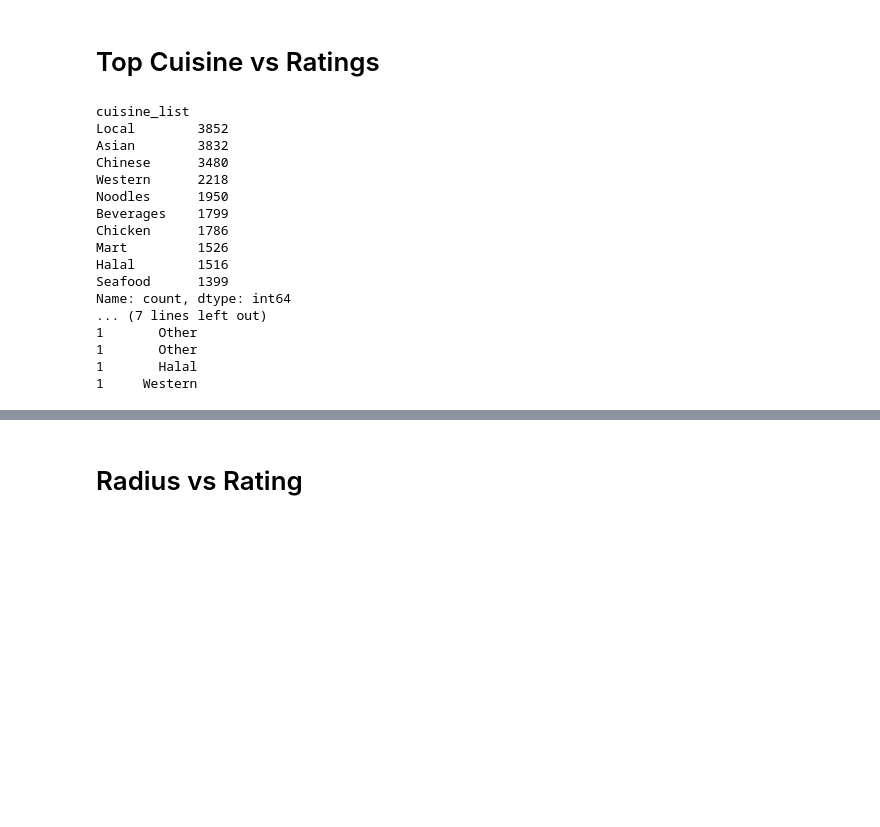
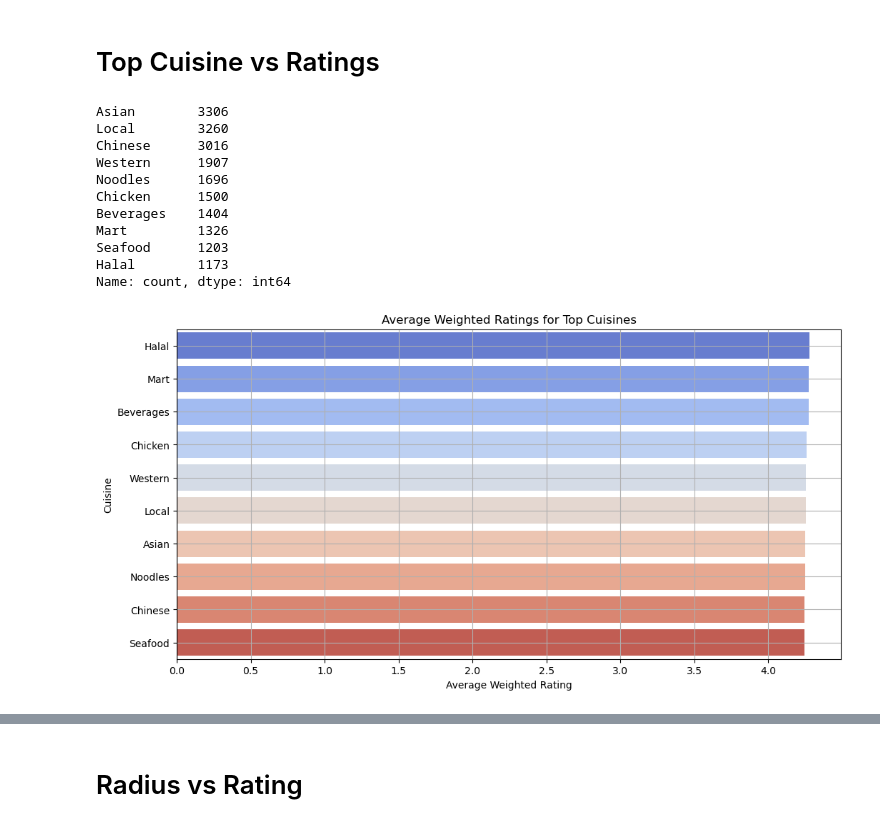
Before and after one commit to KCCHONG1997/ntu-grabsg-datasci-miniproject, a Jupyter notebook: Data Analysis.ipynb, the cells around one changed output, grey strips where cells are left out. Cells and saved outputs as stored; diff of their text form; code cells hidden in the pictures; blank space fills up the shorter version.

```diff
--- a/Data Analysis.ipynb
+++ b/Data Analysis.ipynb
@@ -329,43 +455,42 @@ The linear regression model using **Delivery Cost** as a predictor resulted in a
 # %% [markdown]
 # Top Cuisine vs Ratings
 # %%
-import ast  # For safely evaluating strings that contain Python literals
+# Handle NaN values by replacing them with empty lists and reattempt the conversion
+data_delivery_cleaned['cuisine_list'] = data_delivery_cleaned['cuisine'].fillna("[]").apply(ast.literal_eval)
 
-# Check if 'cuisine' needs cleaning and evaluate the structure
-resData['cuisine'].head()
+# Flatten the list of cuisines into a single list and calculate frequencies again
+all_cuisines = [cuisine for sublist in data_delivery_cleaned['cuisine_list'] for cuisine in sublist]
+cuisine_series = pd.Series(all_cuisines)
+top_cuisines = cuisine_series.value_counts().head(10)  # Get the top 10 cuisines by frequency
 
-# Assuming 'cuisine' contains string representations of lists, we'll convert these to actual lists
-resData['cuisine_list'] = resData['cuisine'].apply(lambda x: ast.literal_eval(x) if pd.notna(x) else x)
-
-# Explode the 'cuisine_list' into separate rows for each cuisine per restaurant, to better analyze the impact of each cuisine
-data_exploded = resData.explode('cuisine_list')
-
-# Check the top cuisines and their frequencies to decide how to encode them
-cuisine_counts = data_exploded['cuisine_list'].value_counts()
-print(cuisine_counts.head(10))
-
-# To limit the number of dummy variables, we might consider only the top N cuisines or group less frequent ones into an 'Other' category
-top_cuisines = cuisine_counts.nlargest(10).index.tolist()
-data_exploded['top_cuisine'] = data_exploded['cuisine_list'].apply(lambda x: x if x in top_cuisines else 'Other')
-
-# Verify the new column and prepare for encoding
-print(data_exploded[['top_cuisine']].head(10))
+top_cuisines
 # %% [output]
-cuisine_list
-Local        3852
-Asian        3832
-Chinese      3480
-Western      2218
-Noodles      1950
-Beverages    1799
-Chicken      1786
-Mart         1526
-Halal        1516
-Seafood      1399
+Asian        3306
+Local        3260
+Chinese      3016
+Western      1907
+Noodles      1696
+Chicken      1500
+Beverages    1404
+Mart         1326
+Seafood      1203
+Halal        1173
 Name: count, dtype: int64
-... (7 lines left out)
-1       Other
-1       Other
-1       Halal
-1     Western
+# %%
+# Create a mapping of cuisines to their respective weighted ratings
+cuisine_ratings = {cuisine: data_delivery_cleaned[data_delivery_cleaned['cuisine_list'].apply(lambda x: cuisine in x)]['weighted_rating'].mean() for cuisine in top_cuisines.index}
+
+# Convert to a DataFrame for easier plotting
+cuisine_ratings_df = pd.DataFrame(list(cuisine_ratings.items()), columns=['Cuisine', 'Average Weighted Rating']).sort_values(by='Average Weighted Rating', ascending=False)
+
+# Plot the average weighted ratings for each top cuisine
+plt.figure(figsize=(12, 6))
+sns.barplot(x='Average Weighted Rating', y='Cuisine', data=cuisine_ratings_df, palette='coolwarm')
+plt.title('Average Weighted Ratings for Top Cuisines')
+plt.xlabel('Average Weighted Rating')
+plt.ylabel('Cuisine')
+plt.grid(True)
+plt.show()
+# %% [output]
+[figure, added]
 # %%
```
Also changed, not shown: parts of 29 cells of this notebook.
